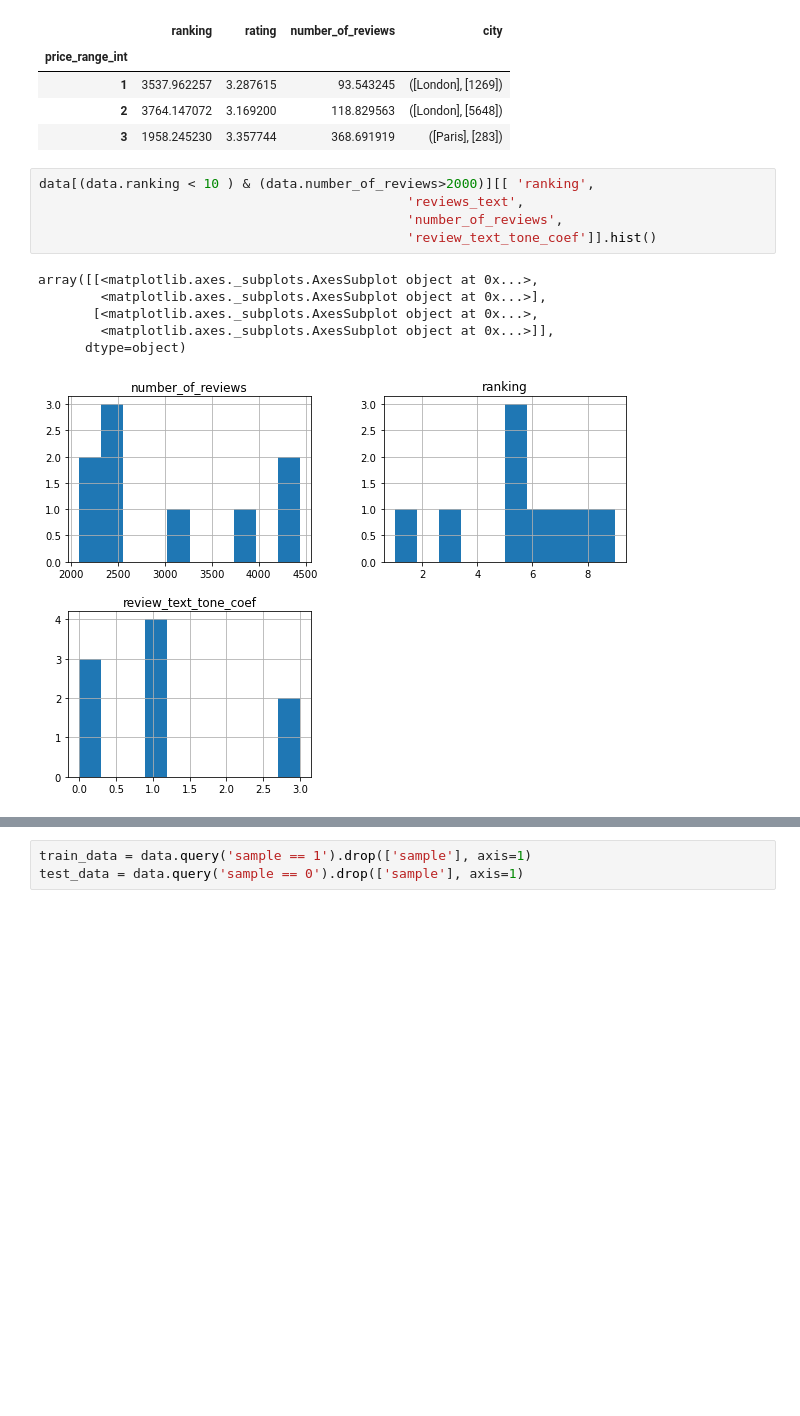
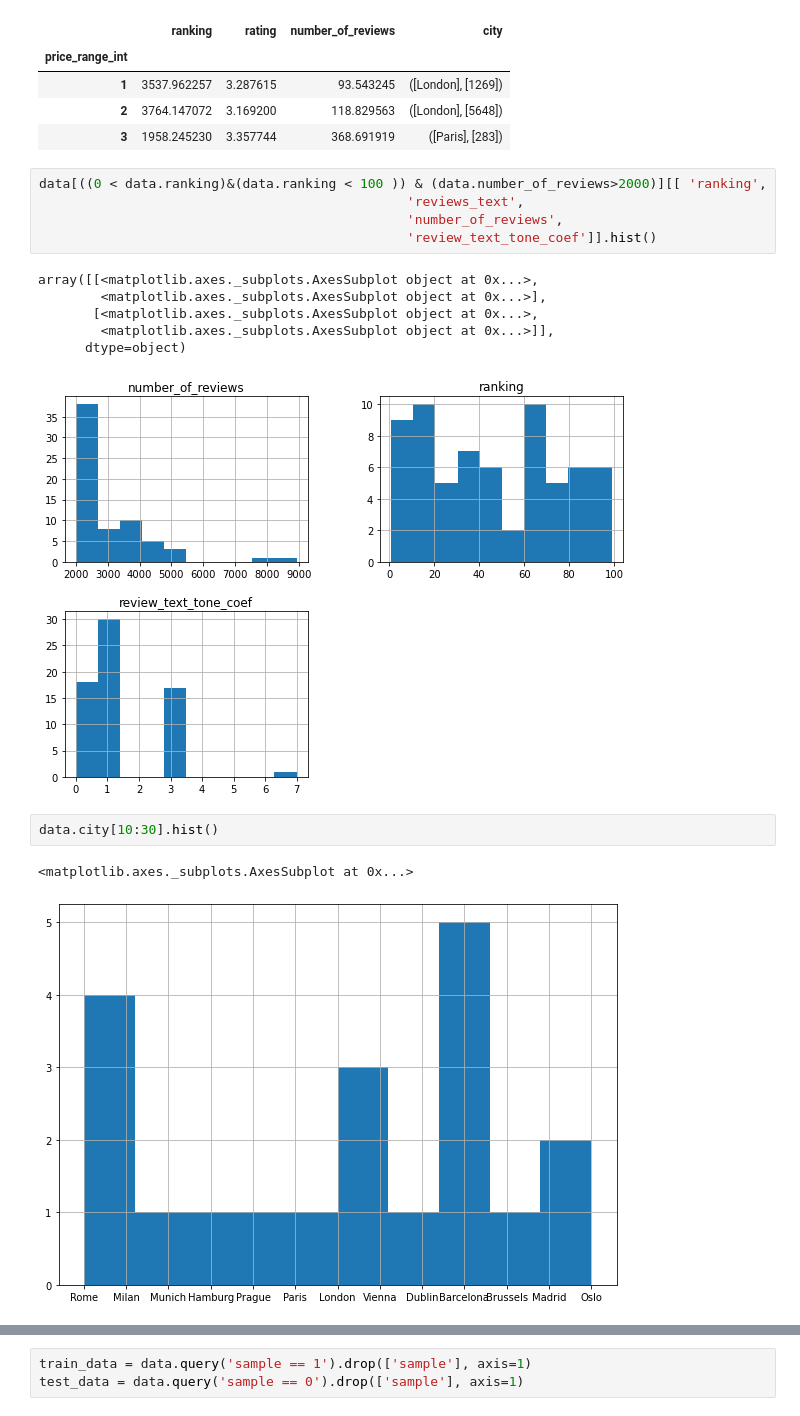
Before and after one commit to aberkoveo/skillfactory, a Jupyter notebook: Projects/Project_3/Проект_3_О_вкусной_и_здоровой_пище.ipynb, the cells around one changed output, grey strips where cells are left out. Cells and saved outputs as stored; diff of their text form; blank space fills up the shorter version.

```diff
--- a/Projects/Project_3/Проект_3_О_вкусной_и_здоровой_пище.ipynb
+++ b/Projects/Project_3/Проект_3_О_вкусной_и_здоровой_пище.ipynb
@@ -215,7 +224,7 @@ data.groupby('price_range_int').agg({'ranking': 'mean', 'rating': 'mean', 'numbe
 | 2 | 3764.147072 | 3.169200 | 118.829563 | ([London], [5648]) |
 | 3 | 1958.245230 | 3.357744 | 368.691919 | ([Paris], [283]) |
 # %%
-data[(data.ranking < 10 ) & (data.number_of_reviews>2000)][[ 'ranking',
+data[((0 < data.ranking)&(data.ranking < 100 )) & (data.number_of_reviews>2000)][[ 'ranking',
                                                'reviews_text',
                                                'number_of_reviews',
                                                'review_text_tone_coef']].hist()
@@ -225,4 +234,9 @@ array([[<matplotlib.axes._subplots.AxesSubplot object at 0x...>,
        [<matplotlib.axes._subplots.AxesSubplot object at 0x...>,
         <matplotlib.axes._subplots.AxesSubplot object at 0x...>]],
       dtype=object)
-[figure, old version]
+[figure, new version]
+# %%
+data.city[10:30].hist()
+# %% [output]
+<matplotlib.axes._subplots.AxesSubplot at 0x...>
+[figure, added]
```
Also changed, not shown: parts of 10 cells of this notebook, 1 other file.
